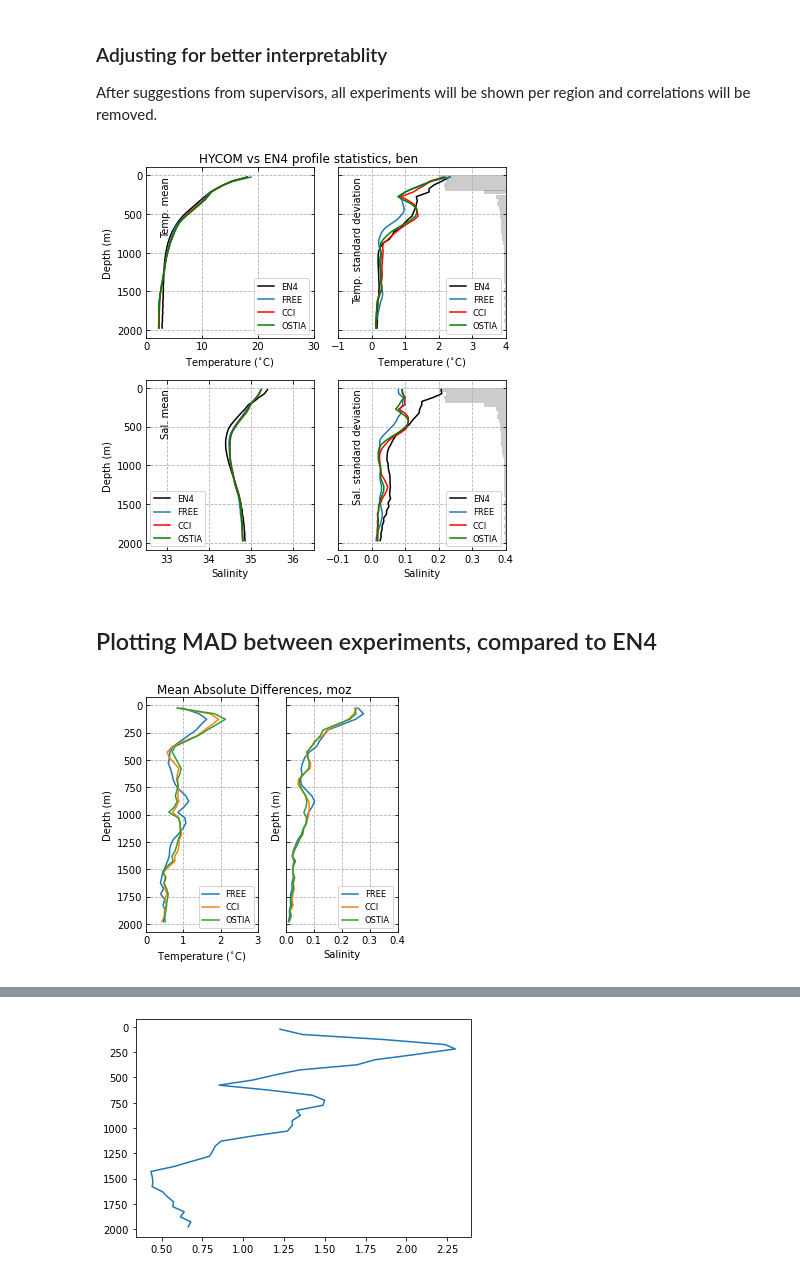
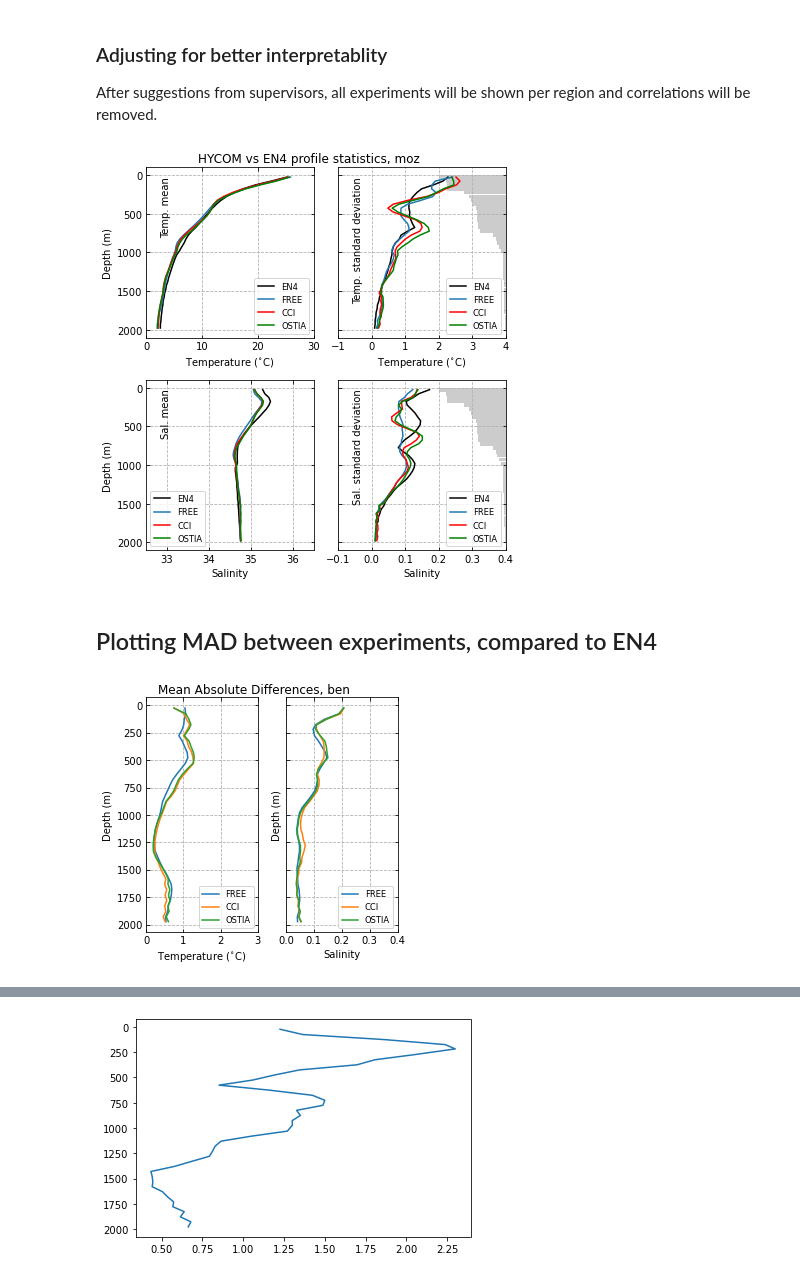
Before and after one commit to HarryLuyt/paper1_scripts, a Jupyter notebook: Scripts/Geopandas_testing.ipynb, the cells around one changed output, grey strips where cells are left out. Cells and saved outputs as stored; diff of their text form; code cells hidden in the pictures.

```diff
--- a/Scripts/Geopandas_testing.ipynb
+++ b/Scripts/Geopandas_testing.ipynb
@@ -1122,7 +1103,7 @@ def plotProfileStats(region):
 # %%
-plotProfileStats('ben')
+plotProfileStats('moz')
 # %% [output]
-[figure, old version]
+[figure, new version]
 # %% [markdown]
 ## Plotting MAD between experiments, compared to EN4
 # %%
@@ -1246,8 +1227,8 @@ def plot_ProfileMAD(region):
                 dpi=300, bbox_inches='tight')
 # %%
-plot_ProfileMAD('moz')
+plot_ProfileMAD('ben')
 # %% [output]
-[figure, old version]
+[figure, new version]
 # %%
 binned_profs_count = agu_matched.groupby(pd.cut(agu_matched['DEPH_CORRECTED'], np.arange(0, 2050, 50))).count()
 binned_profs_count
```
Also changed, not shown: parts of 13 cells of this notebook.
